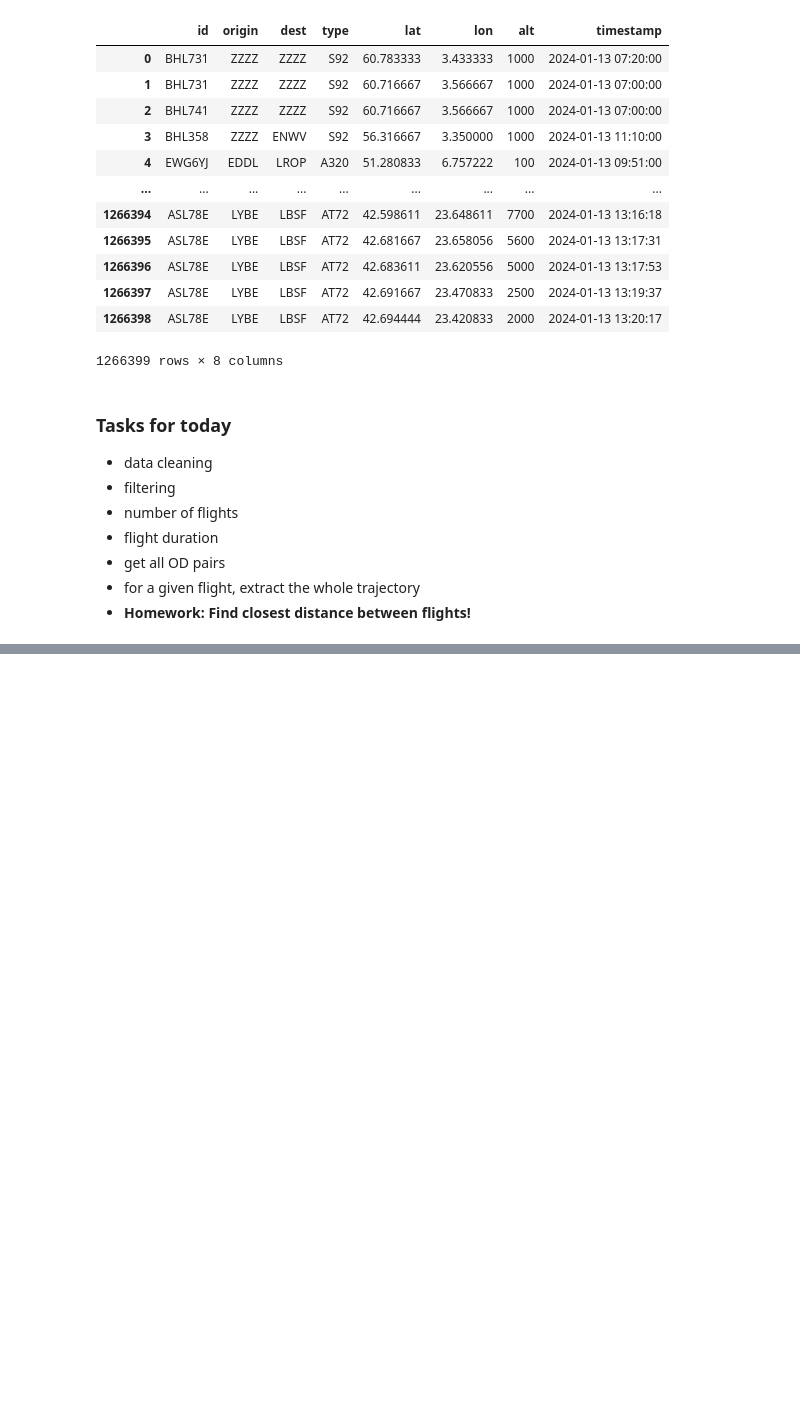
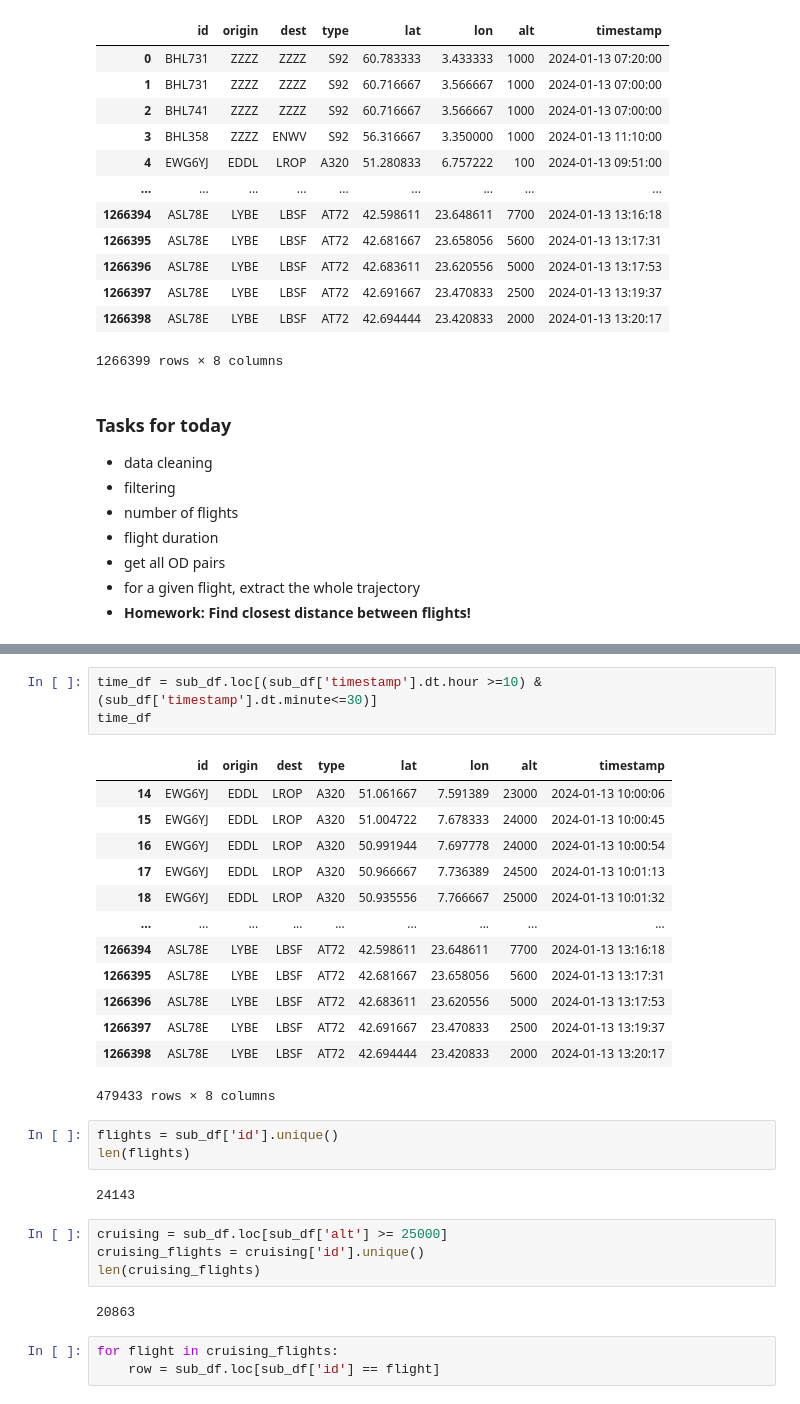
Before and after one commit to risufaj/Lecture-series, a Jupyter notebook: Session2.ipynb, the cells around one changed output, grey strips where cells are left out. Drawn from its saved outputs; the diff is of its cells as text; blank space fills up the shorter version.

```diff
--- a/Session2.ipynb
+++ b/Session2.ipynb
@@ -53,0 +76,31 @@ with pd.option_context('display.max_colwidth', None):
+# %%
+time_df = sub_df.loc[(sub_df['timestamp'].dt.hour >=10) & (sub_df['timestamp'].dt.minute<=30)]
+time_df
+# %% [output]
+|  | id | origin | dest | type | lat | lon | alt | timestamp |
+| 14 | EWG6YJ | EDDL | LROP | A320 | 51.061667 | 7.591389 | 23000 | 2024-01-13 10:00:06 |
+| 15 | EWG6YJ | EDDL | LROP | A320 | 51.004722 | 7.678333 | 24000 | 2024-01-13 10:00:45 |
+| 16 | EWG6YJ | EDDL | LROP | A320 | 50.991944 | 7.697778 | 24000 | 2024-01-13 10:00:54 |
+| 17 | EWG6YJ | EDDL | LROP | A320 | 50.966667 | 7.736389 | 24500 | 2024-01-13 10:01:13 |
+| 18 | EWG6YJ | EDDL | LROP | A320 | 50.935556 | 7.766667 | 25000 | 2024-01-13 10:01:32 |
+| ... | ... | ... | ... | ... | ... | ... | ... | ... |
+| 1266394 | ASL78E | LYBE | LBSF | AT72 | 42.598611 | 23.648611 | 7700 | 2024-01-13 13:16:18 |
+| 1266395 | ASL78E | LYBE | LBSF | AT72 | 42.681667 | 23.658056 | 5600 | 2024-01-13 13:17:31 |
+| 1266396 | ASL78E | LYBE | LBSF | AT72 | 42.683611 | 23.620556 | 5000 | 2024-01-13 13:17:53 |
+| 1266397 | ASL78E | LYBE | LBSF | AT72 | 42.691667 | 23.470833 | 2500 | 2024-01-13 13:19:37 |
+| 1266398 | ASL78E | LYBE | LBSF | AT72 | 42.694444 | 23.420833 | 2000 | 2024-01-13 13:20:17 |
+479433 rows × 8 columns
+# %%
+flights = sub_df['id'].unique()
+len(flights)
+# %% [output]
+24143
+# %%
+cruising = sub_df.loc[sub_df['alt'] >= 25000]
+cruising_flights = cruising['id'].unique()
+len(cruising_flights)
+# %% [output]
+20863
+# %%
+for flight in cruising_flights:
+    row = sub_df.loc[sub_df['id'] == flight]
```
Also changed, not shown: parts of 9 cells of this notebook.
